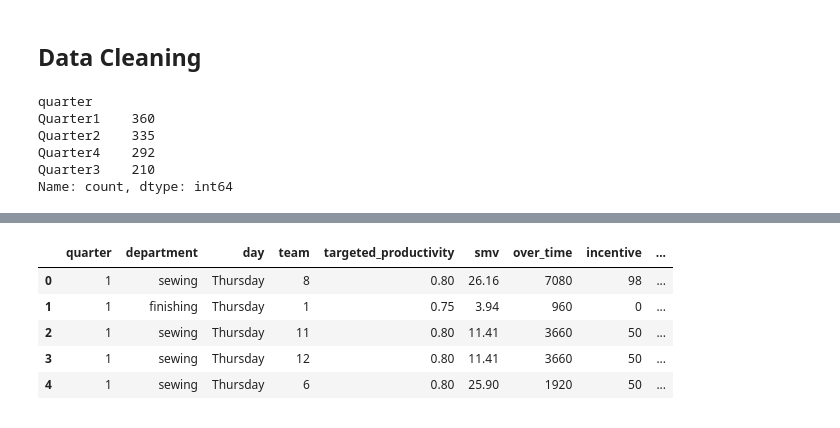
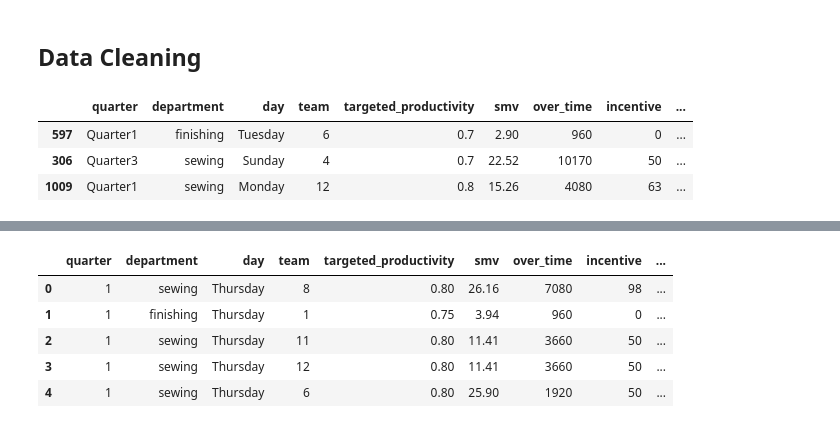
Before and after one commit to MuhammadFanik/Machine-Learning-Projects, a Jupyter notebook: 2- Employee Productivity/main.ipynb, the cells around one changed output, grey strips where cells are left out. Cells and saved outputs as stored; diff of their text form; code cells hidden in the pictures.

```diff
--- a/2- Employee Productivity/main.ipynb
+++ b/2- Employee Productivity/main.ipynb
@@ -163,15 +163,12 @@ plt.show()
 # %% [markdown]
 ## Data Cleaning
-# %%
-# Making Quarter Numeric
-data["quarter"].value_counts()
-# %% [output]
-quarter
-Quarter1    360
-Quarter2    335
-Quarter4    292
-Quarter3    210
-Name: count, dtype: int64
+# %%
+data.sample(3)
+# %% [output]
+|  | quarter | department | day | team | targeted_productivity | smv | over_time | incentive | ... |
+| 597 | Quarter1 | finishing | Tuesday | 6 | 0.7 | 2.90 | 960 | 0 | ... |
+| 306 | Quarter3 | sewing | Sunday | 4 | 0.7 | 22.52 | 10170 | 50 | ... |
+| 1009 | Quarter1 | sewing | Monday | 12 | 0.8 | 15.26 | 4080 | 63 | ... |
 # %%
 data.replace({"Quarter1": 1, "Quarter2": 2, "Quarter3": 3, "Quarter4": 4}, inplace=True)
 # %%
```
Also changed, not shown: parts of 10 cells of this notebook.
